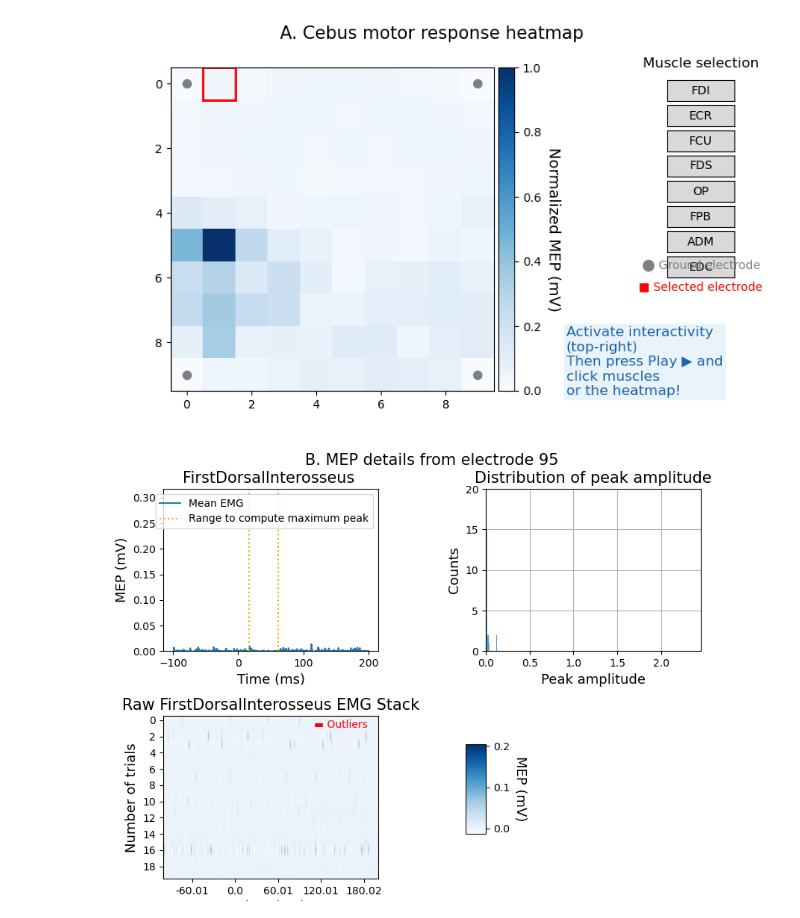
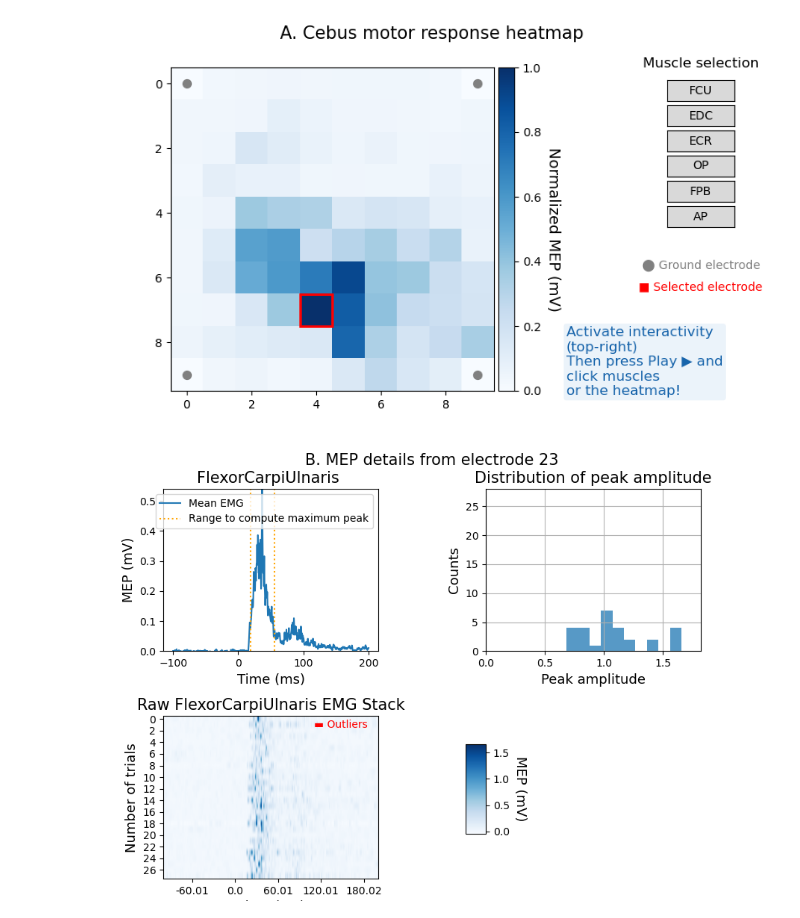
Before and after one commit to roboneurolibre/NeuroMOSAICS, a Jupyter notebook: content/figure_cebus.ipynb, the cells around one changed output. Saved outputs shown, nothing was run; the diff lists cells and outputs as text; code cells hidden in the pictures.

Commit message:
Last modifications to paper and change starting selected electrodes in figure

```diff
--- a/content/figure_cebus.ipynb
+++ b/content/figure_cebus.ipynb
@@ -160,7 +160,7 @@ def on_heatmap_click(event, d, detailed_figure, detailed_axes, ax_heatmap):
 
 # CEBUS
 cebus1_data = loadmat("../data/neuromosaics/osfstorage/nhp/Cebus1_M1_190221.mat")
-d1 = get_data(is_mat=True, is_macaque=False, mat=cebus1_data, name='Cebus2_M1_200123')
+d1 = get_data(is_mat=True, is_macaque=False, mat=cebus1_data, name='Cebus1_M1_190221')
 
 # Unpack the dictionary into variables
 for key, value in d1.items():
@@ -200,8 +200,8 @@ cax = divider.append_axes("right", size="5%", pad=0.05)
 cbar = ax_heatmap.figure.colorbar(im, cax=cax)
 cbar.ax.set_ylabel("Normalized MEP (mV)", rotation=-90, va="bottom", fontsize=fontsize_axes)
 
-x = 1
-y = 0
+x = 4
+y = 7
 array10 = np.intersect1d(np.where(ch2xy[:,1] == x)[0], np.where(ch2xy[:,0] == y)[0])[0]
 rect = patches.Rectangle((x - 0.5, y - 0.5), 1, 1, linewidth=2, edgecolor='red', facecolor='none')
 ax_heatmap.add_patch(rect)
@@ -226,32 +226,32 @@ button_axes = [plt.axes([0.85, pos, 0.1, 0.05]) for pos in button_positions]
 buttons = [Button(button_axes[i], emgs['emgsabr'][i]) for i in range(n_muscles)]
 # Add a title above the buttons
 square_symbol = '\u25A0'
 plt.text(0.90, 0.88, "Muscle selection", fontsize=12, ha='center', transform=plt.gcf().transFigure)
 plt.text(0.90, 0.40, "⬤ Ground electrode", fontsize=10, color='grey', ha='center', transform=plt.gcf().transFigure)
 plt.text(0.90, 0.35, f"{square_symbol} Selected electrode", fontsize=10, color='red', ha='center', transform=plt.gcf().transFigure)
 cmap = plt.get_cmap("Blues")
 deep_blue = cmap(0.8)  # Dark blue for text
 light_blue = cmap(0.1)  # Light blue for background
 plt.text(0.7, 0.1,
     "Activate interactivity\n(top-right)\nThen press Play ▶ and\nclick muscles\nor the heatmap!",
     fontsize=12, color=deep_blue, ha='left', fontfamily='DejaVu Sans',
          bbox=dict(boxstyle="round,pad=0.2", edgecolor='none', facecolor=light_blue, alpha=0.7),
          transform=plt.gcf().transFigure )
 
 for i, button in enumerate(buttons):
     button.on_clicked(lambda event, index=i: on_button_click(event, index, fig))
 
 # Connect the heatmap click event
 fig.canvas.mpl_connect('button_press_event', lambda event: on_heatmap_click(event, d1, detailed_figure, detailed_axes, ax_heatmap))
 
 # Create a unique identifier for the detailed figure
 detailed_fig_number = len(plt.get_fignums())  # Total existing figures + 1
 detailed_figure, detailed_axes = plt.subplots(
     2, 2, figsize=(9, 6), num=f'Detailed View {detailed_fig_number}'
 )
 plt.subplots_adjust(wspace=0.5)
 detailed_axes = detailed_axes.flatten()
 update_detailed_figure(array10, 0, detailed_figure, detailed_axes, d1)
 # %% [output]
-[figure, old version]
+[figure, new version]
-[figure, old version]
+[figure, new version]
```
Also changed, not shown: 4 other files.
